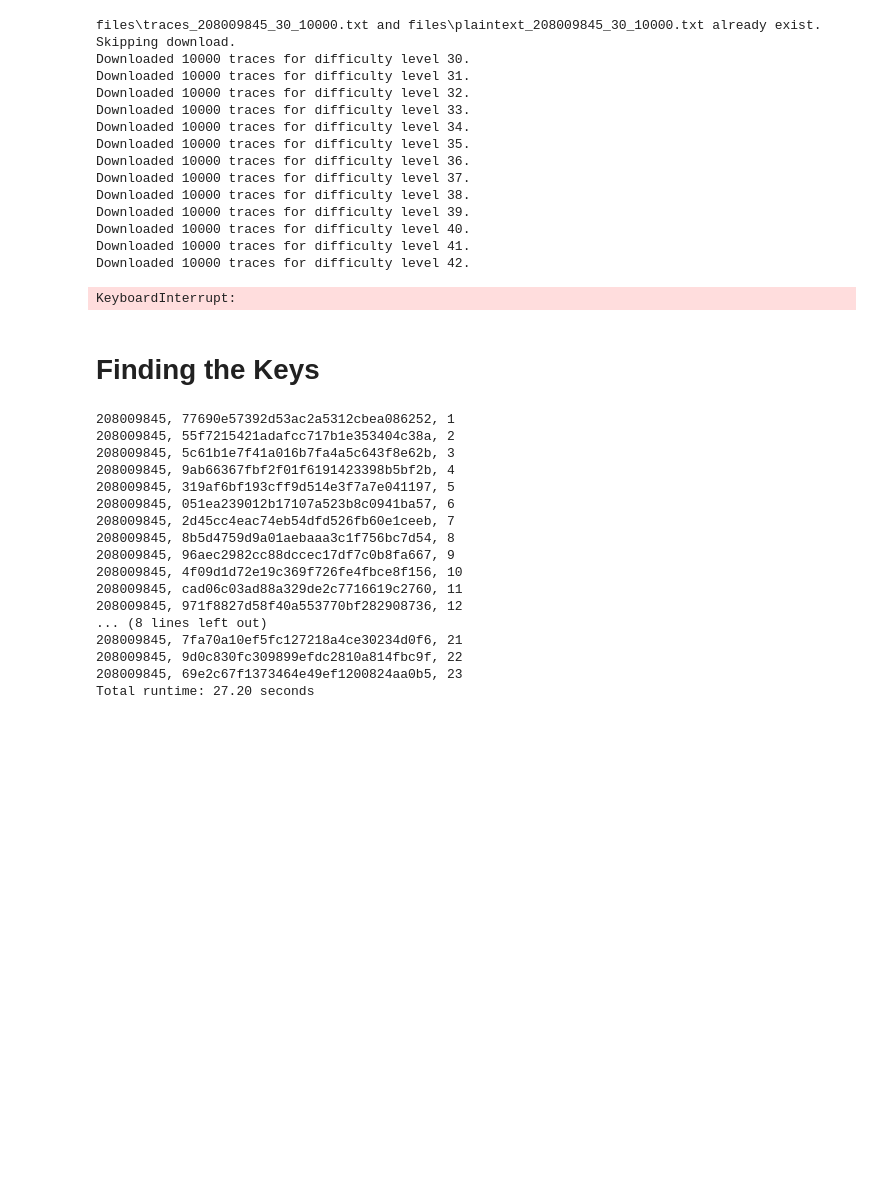
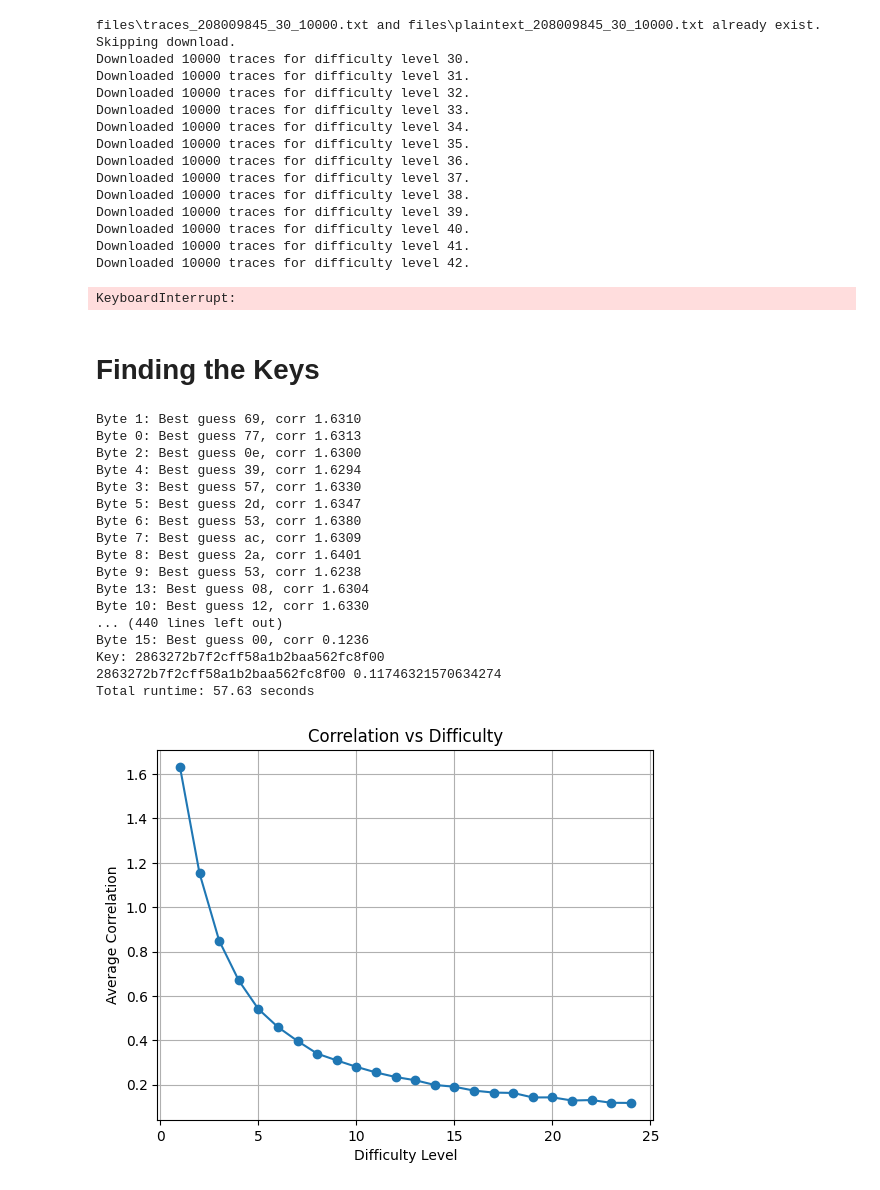
Before and after one commit to ChenFryd/side-channels-attacks, a Jupyter notebook: HW2/M2/ex02_M2_208009845_315490193.ipynb, the cells around one changed output. Drawn from its saved outputs; the diff is of its cells as text; code cells hidden in the pictures; blank space fills up the shorter version.

```diff
--- a/HW2/M2/ex02_M2_208009845_315490193.ipynb
+++ b/HW2/M2/ex02_M2_208009845_315490193.ipynb
@@ -95,7 +96,7 @@ def download_power_traces(
                 data = resp.json()
                 plaintext = "".join(map(str, data["plaintext"]))
                 leaks = " ".join(map(str, data["leaks"]))
-                time.sleep(0.1)  # Add slight delay here
+                #time.sleep(0.1)  # Add slight delay here
                 return plaintext, leaks
             except (requests.RequestException, ValueError) as e:
                 if attempt < retries - 1:
@@ -193,23 +194,27 @@ def process_byte(byte_idx, plaintexts, traces):
 
     best_guess = np.argmax(total_corr)
     best_corr = total_corr[best_guess]
-
-    #print(f"Byte {byte_idx}: Best guess {best_guess:02x} corr {best_corr:.4f}")
-    return best_guess
+    print(f"Byte {byte_idx}: Best guess {best_guess:02x}, corr {best_corr:.4f}")
+    return best_guess, best_corr
 
 
 def find_key(plaintext_file, trace_file, amount_of_traces, key_length=KEY_LENGTH):
     plaintexts = load_plaintexts(plaintext_file, amount_of_traces)
     traces = load_traces(trace_file, amount_of_traces)
+
     with concurrent.futures.ThreadPoolExecutor() as executor:
-        results = executor.map(
+        results = list(executor.map(
             process_byte,
             range(key_length),
-            [plaintexts]*key_length,
-            [traces]*key_length,
-        )
-    key_bytes = list(results)
-    return ''.join(f"{b:02x}" for b in key_bytes)
+            [plaintexts] * key_length,
+            [traces] * key_length,
+        ))  # materialize generator into a list
+
+    key_bytes = [guess for guess, _ in results]
+    all_correlations = [corr for _, corr in results]
+
+    print(f"Key: {''.join(f'{b:02x}' for b in key_bytes)}")
+    return ''.join(f"{b:02x}" for b in key_bytes), np.mean(all_correlations)
 # %% [markdown]
 # Pre Download the files
 # %%
@@ -248,34 +253,47 @@ def check_if_correct_key(key: str, difficulty: int = DIFFICULTY, url: str = PREF
             time.sleep(delay)
 # %%
 start_time = time.time()
-difficulty = DIFFICULTY
+difficulty = 1
+correlation_values = []
+difficulty_levels = []
 while True:
     plaintext_filename = os.path.join("files", f"{PREFIX_PLAINTEXT_FILE_NAME}_{difficulty}_{AMOUNT_OF_TRACES}.txt")
     traces_filename = os.path.join("files", f"{PREFIX_TRACES_FILE_NAME}_{difficulty}_{AMOUNT_OF_TRACES}.txt")
-
+    difficulty_levels.append(difficulty)
     traces = 10000
-    key = find_key(plaintext_filename, traces_filename, traces)
+    key, corr = find_key(plaintext_filename, traces_filename, traces)
+    print(key, corr)
+    correlation_values.append(corr)
     if not check_if_correct_key(key, difficulty):
         elapsed_time = time.time() - start_time
         print(f"Total runtime: {elapsed_time:.2f} seconds")
         break
     print(f"{USER}, {key}, {difficulty}")
     difficulty += 1
+
+  # Plotting the results
+plt.plot(difficulty_levels, correlation_values, marker='o')
+plt.xlabel('Difficulty Level')
+plt.ylabel('Average Correlation')
+plt.title('Correlation vs Difficulty')
+plt.grid(True)
+plt.show()
 # %% [output]
-208009845, 77690e57392d53ac2a5312cbea086252, 1
-208009845, 55f7215421adafcc717b1e353404c38a, 2
-208009845, 5c61b1e7f41a016b7fa4a5c643f8e62b, 3
-208009845, 9ab66367fbf2f01f6191423398b5bf2b, 4
-208009845, 319af6bf193cff9d514e3f7a7e041197, 5
-208009845, 051ea239012b17107a523b8c0941ba57, 6
-208009845, 2d45cc4eac74eb54dfd526fb60e1ceeb, 7
-208009845, 8b5d4759d9a01aebaaa3c1f756bc7d54, 8
-208009845, 96aec2982cc88dccec17df7c0b8fa667, 9
-208009845, 4f09d1d72e19c369f726fe4fbce8f156, 10
-208009845, cad06c03ad88a329de2c7716619c2760, 11
-208009845, 971f8827d58f40a553770bf282908736, 12
-... (8 lines left out)
-208009845, 7fa70a10ef5fc127218a4ce30234d0f6, 21
-208009845, 9d0c830fc309899efdc2810a814fbc9f, 22
-208009845, 69e2c67f1373464e49ef1200824aa0b5, 23
-Total runtime: 27.20 seconds
+Byte 1: Best guess 69, corr 1.6310
+Byte 0: Best guess 77, corr 1.6313
+Byte 2: Best guess 0e, corr 1.6300
+Byte 4: Best guess 39, corr 1.6294
+Byte 3: Best guess 57, corr 1.6330
+Byte 5: Best guess 2d, corr 1.6347
+Byte 6: Best guess 53, corr 1.6380
+Byte 7: Best guess ac, corr 1.6309
+Byte 8: Best guess 2a, corr 1.6401
+Byte 9: Best guess 53, corr 1.6238
+Byte 13: Best guess 08, corr 1.6304
+Byte 10: Best guess 12, corr 1.6330
+... (440 lines left out)
+Byte 15: Best guess 00, corr 0.1236
+Key: 2863272b7f2cff58a1b2baa562fc8f00
+2863272b7f2cff58a1b2baa562fc8f00 0.11746321570634274
+Total runtime: 57.63 seconds
+[figure, added]
```
Also changed, not shown: parts of 1 cell of this notebook, 37 other files.
